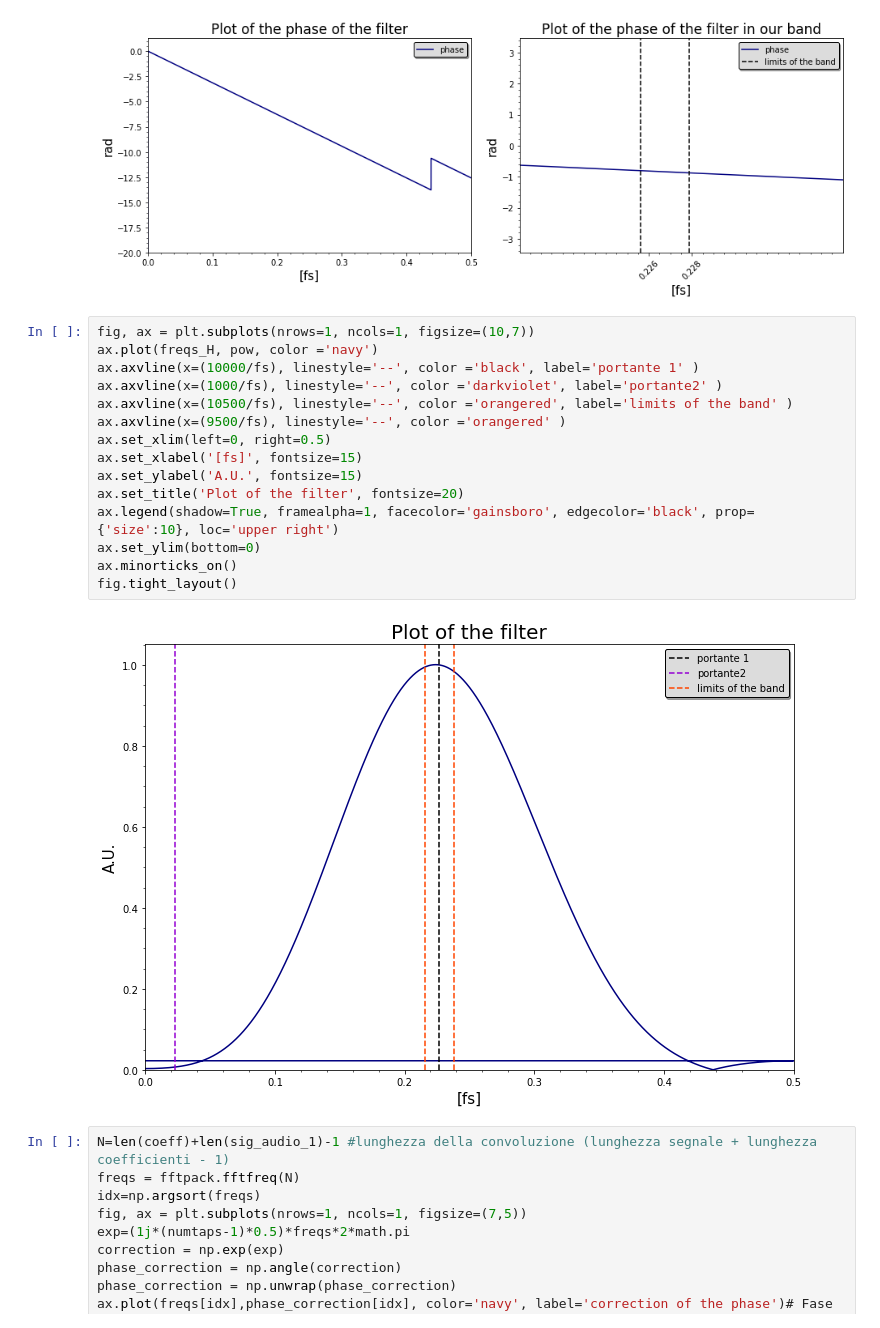
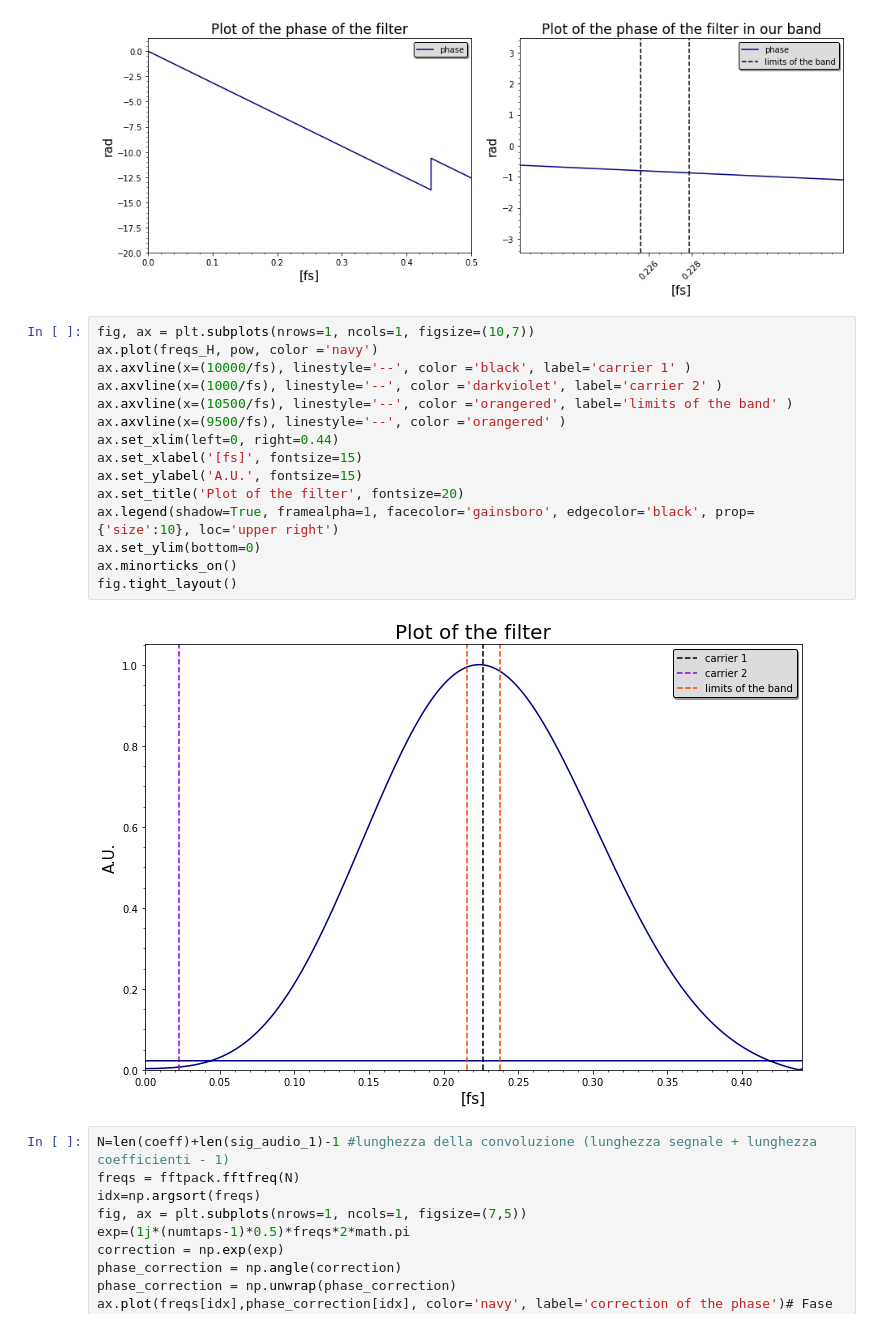
Before and after one commit to GiacomoFrn/MAPD_modA, a Jupyter notebook: python_part.ipynb, the cells around one changed output. Drawn from its saved outputs; the diff is of its cells as text.

```diff
--- a/python_part.ipynb
+++ b/python_part.ipynb
@@ -71,20 +71,20 @@ freq_sample_4, sig_audio_4 = wavfile.read("audiocheck.net_sin_100Hz_-3dBFS_5s.wa
 # %%
 fig, ax = plt.subplots(nrows=1, ncols=1, figsize=(10,7))
 ax.plot(freqs_H, pow, color ='navy')
-ax.axvline(x=(10000/fs), linestyle='--', color ='black', label='portante 1' )
-ax.axvline(x=(1000/fs), linestyle='--', color ='darkviolet', label='portante2' )
+ax.axvline(x=(10000/fs), linestyle='--', color ='black', label='carrier 1' )
+ax.axvline(x=(1000/fs), linestyle='--', color ='darkviolet', label='carrier 2' )
 ax.axvline(x=(10500/fs), linestyle='--', color ='orangered', label='limits of the band' )
 ax.axvline(x=(9500/fs), linestyle='--', color ='orangered' )
-ax.set_xlim(left=0, right=0.5)
+ax.set_xlim(left=0, right=0.44)
 ax.set_xlabel('[fs]', fontsize=15)
 ax.set_ylabel('A.U.', fontsize=15)
 ax.set_title('Plot of the filter', fontsize=20)
 ax.legend(shadow=True, framealpha=1, facecolor='gainsboro', edgecolor='black', prop={'size':10}, loc='upper right')
 ax.set_ylim(bottom=0)
 ax.minorticks_on()
 fig.tight_layout()
 # %% [output]
-[figure, old version]
+[figure, new version]
 # %%
 N=len(coeff)+len(sig_audio_1)-1 #lunghezza della convoluzione (lunghezza segnale + lunghezza coefficienti - 1)
 freqs = fftpack.fftfreq(N)
```
Also changed, not shown: parts of 4 cells of this notebook.
